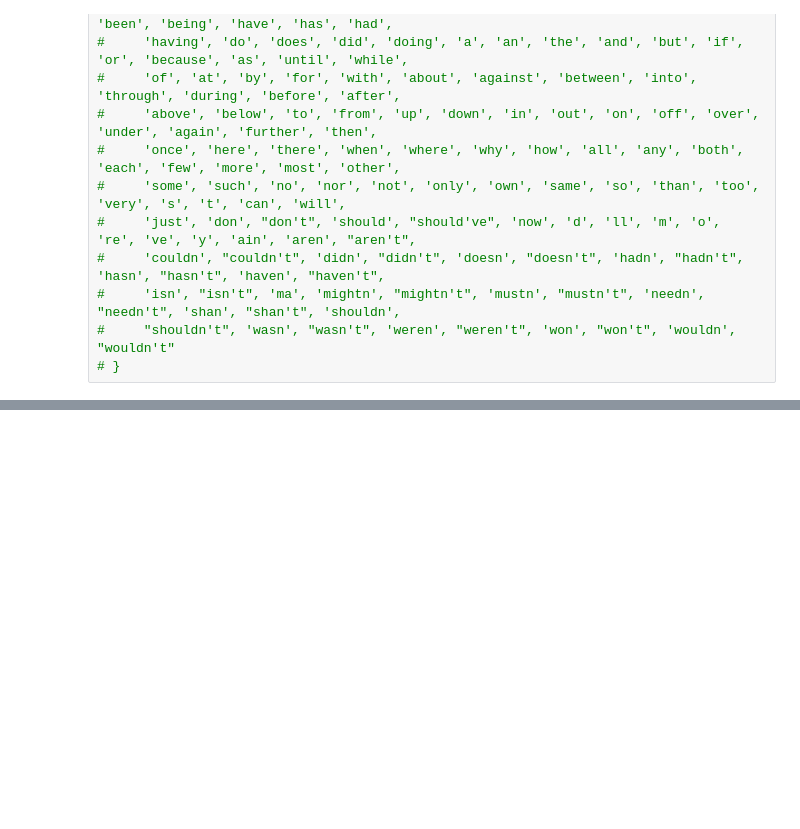
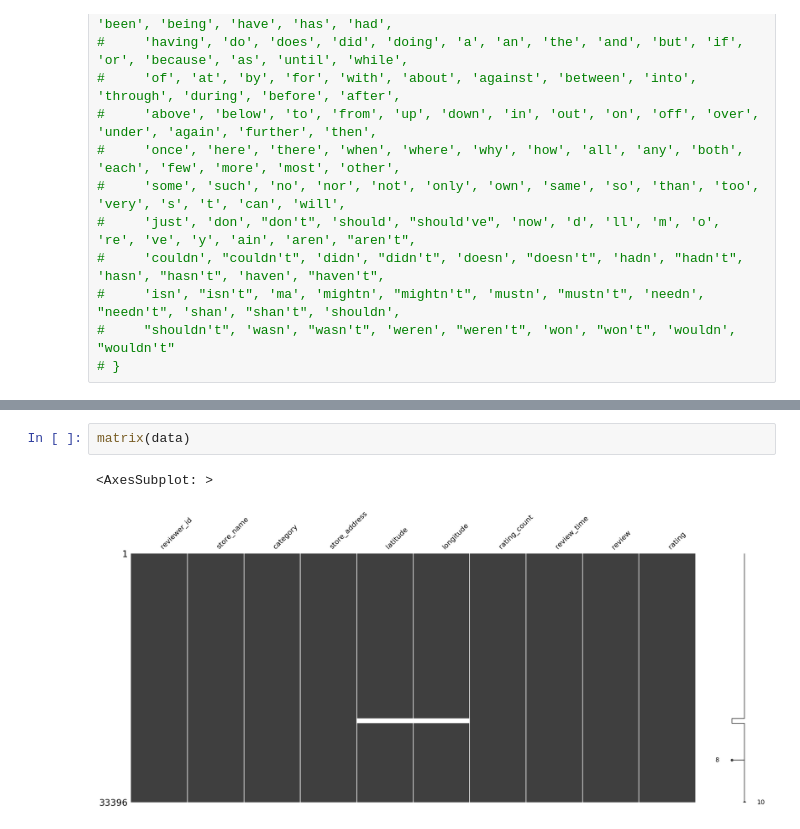
Before and after one commit to TeachFakerPlayingMid/McDonald-s_Store_Reviews_Analytics_INSY669_Final_Project, a Jupyter notebook: data preprocessing.ipynb, the cells around one changed output, grey strips where cells are left out. Saved outputs shown, nothing was run; the diff lists cells and outputs as text; blank space fills up the shorter version.

```diff
--- a/data preprocessing.ipynb
+++ b/data preprocessing.ipynb
@@ -95,0 +132,5 @@ UnicodeDecodeError: 'utf-8' codec can't decode bytes in position 1425-1426: inva
+# %%
+matrix(data)
+# %% [output]
+<AxesSubplot: >
+[figure, added]
```
Also changed, not shown: parts of 16 cells of this notebook.
